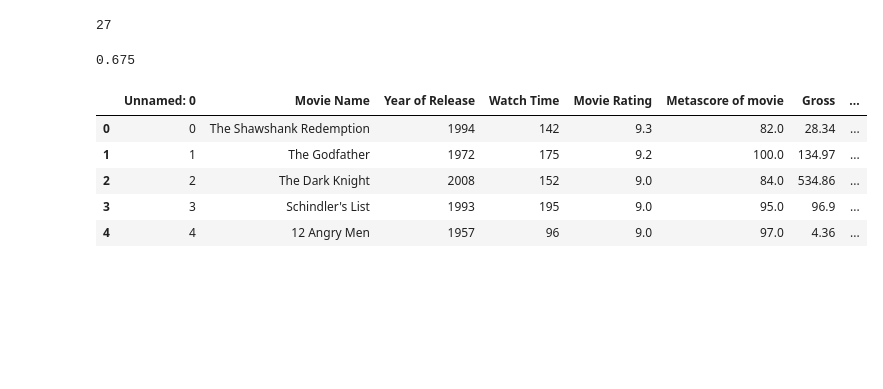
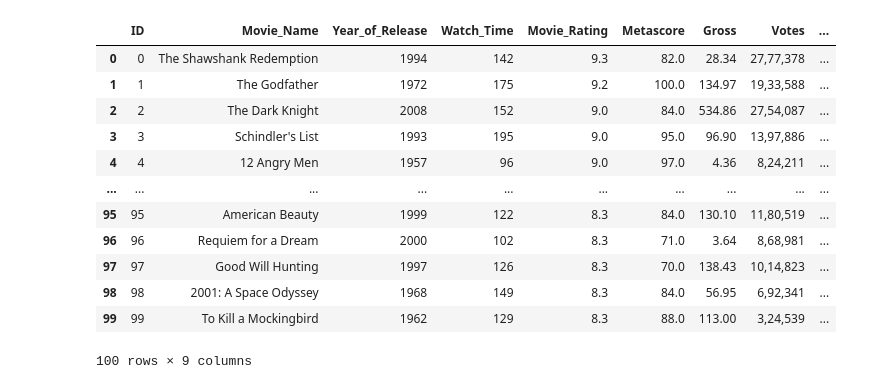
Before and after one commit to vjwua/ML_RegressionProj, a Jupyter notebook: ML_MoviesDB/Test.ipynb, the cells around one changed output. Cells and saved outputs as stored; diff of their text form; code cells hidden in the pictures; blank space fills up the shorter version.

```diff
--- a/ML_MoviesDB/Test.ipynb
+++ b/ML_MoviesDB/Test.ipynb
@@ -1,4 +0,0 @@
-# %%
-12 + 15
-# %% [output]
-27
@@ -9,16 +1,21 @@ a = i / j
-# %%
-print(a)
-# %% [output]
-0.675
 # %%
 import pandas as pd
+import seaborn as sns
+import matplotlib.pyplot as plt
 
 df = pd.read_csv('Top_1000_IMDb_movies_New_version.csv')
-df.head()
+df
 # %% [output]
-|  | Unnamed: 0 | Movie Name | Year of Release | Watch Time | Movie Rating | Metascore of movie | Gross | ... |
-| 0 | 0 | The Shawshank Redemption | 1994 | 142 | 9.3 | 82.0 | 28.34 | ... |
-| 1 | 1 | The Godfather | 1972 | 175 | 9.2 | 100.0 | 134.97 | ... |
-| 2 | 2 | The Dark Knight | 2008 | 152 | 9.0 | 84.0 | 534.86 | ... |
-| 3 | 3 | Schindler's List | 1993 | 195 | 9.0 | 95.0 | 96.9 | ... |
-| 4 | 4 | 12 Angry Men | 1957 | 96 | 9.0 | 97.0 | 4.36 | ... |
+|  | ID | Movie_Name | Year_of_Release | Watch_Time | Movie_Rating | Metascore | Gross | Votes | ... |
+| 0 | 0 | The Shawshank Redemption | 1994 | 142 | 9.3 | 82.0 | 28.34 | 27,77,378 | ... |
+| 1 | 1 | The Godfather | 1972 | 175 | 9.2 | 100.0 | 134.97 | 19,33,588 | ... |
+| 2 | 2 | The Dark Knight | 2008 | 152 | 9.0 | 84.0 | 534.86 | 27,54,087 | ... |
+| 3 | 3 | Schindler's List | 1993 | 195 | 9.0 | 95.0 | 96.90 | 13,97,886 | ... |
+| 4 | 4 | 12 Angry Men | 1957 | 96 | 9.0 | 97.0 | 4.36 | 8,24,211 | ... |
+| ... | ... | ... | ... | ... | ... | ... | ... | ... | ... |
+| 95 | 95 | American Beauty | 1999 | 122 | 8.3 | 84.0 | 130.10 | 11,80,519 | ... |
+| 96 | 96 | Requiem for a Dream | 2000 | 102 | 8.3 | 71.0 | 3.64 | 8,68,981 | ... |
+| 97 | 97 | Good Will Hunting | 1997 | 126 | 8.3 | 70.0 | 138.43 | 10,14,823 | ... |
+| 98 | 98 | 2001: A Space Odyssey | 1968 | 149 | 8.3 | 84.0 | 56.95 | 6,92,341 | ... |
+| 99 | 99 | To Kill a Mockingbird | 1962 | 129 | 8.3 | 88.0 | 113.00 | 3,24,539 | ... |
+100 rows × 9 columns
```
Also changed, not shown: parts of 12 cells of this notebook, 2 other files.
